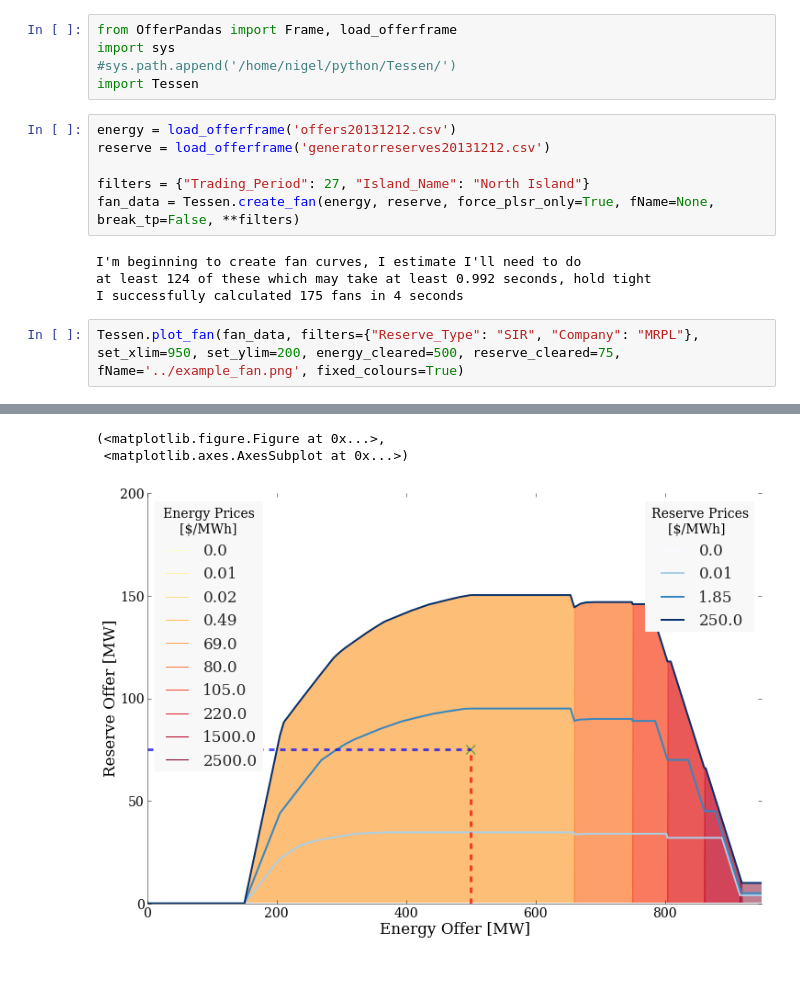
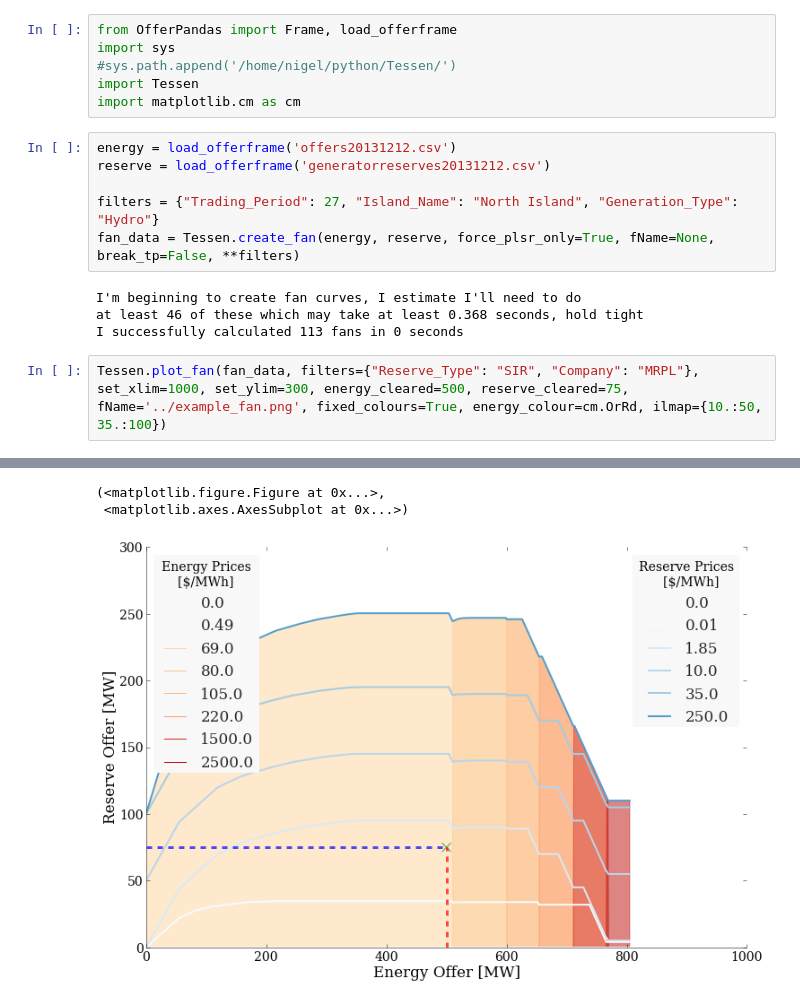
Before and after one commit to NigelCleland/Tessen, a Jupyter notebook: sample_data/Example_Tessen.ipynb, the cells around one changed output, grey strips where cells are left out. Saved outputs shown, nothing was run; the diff lists cells and outputs as text; blank space fills up the shorter version.

```diff
--- a/sample_data/Example_Tessen.ipynb
+++ b/sample_data/Example_Tessen.ipynb
@@ -3,18 +3,19 @@ from OfferPandas import Frame, load_offerframe
 import sys
 #sys.path.append('/home/nigel/python/Tessen/')
 import Tessen
+import matplotlib.cm as cm
 # %%
 energy = load_offerframe('offers20131212.csv')
 reserve = load_offerframe('generatorreserves20131212.csv')
 
-filters = {"Trading_Period": 27, "Island_Name": "North Island"}
+filters = {"Trading_Period": 27, "Island_Name": "North Island", "Generation_Type": "Hydro"}
 fan_data = Tessen.create_fan(energy, reserve, force_plsr_only=True, fName=None, break_tp=False, **filters)
 # %% [output]
 I'm beginning to create fan curves, I estimate I'll need to do
-at least 124 of these which may take at least 0.992 seconds, hold tight
-I successfully calculated 175 fans in 4 seconds
+at least 46 of these which may take at least 0.368 seconds, hold tight
+I successfully calculated 113 fans in 0 seconds
 # %%
-Tessen.plot_fan(fan_data, filters={"Reserve_Type": "SIR", "Company": "MRPL"}, set_xlim=950, set_ylim=200, energy_cleared=500, reserve_cleared=75, fName='../example_fan.png', fixed_colours=True)
+Tessen.plot_fan(fan_data, filters={"Reserve_Type": "SIR", "Company": "MRPL"}, set_xlim=1000, set_ylim=300, energy_cleared=500, reserve_cleared=75, fName='../example_fan.png', fixed_colours=True, energy_colour=cm.OrRd, ilmap={10.:50, 35.:100})
 # %% [output]
  I'm beginning to plot the fan now, I estimate this will
     take me at least 1 seconds
@@ -23,3 +25,3 @@ I've completed the fan curve and optionally saved it to ../example_fan.png, I
 (<matplotlib.figure.Figure at 0x...>,
  <matplotlib.axes.AxesSubplot at 0x...>)
-[figure, old version]
+[figure, new version]
```
Also changed, not shown: parts of 1 cell of this notebook, 2 other files.
